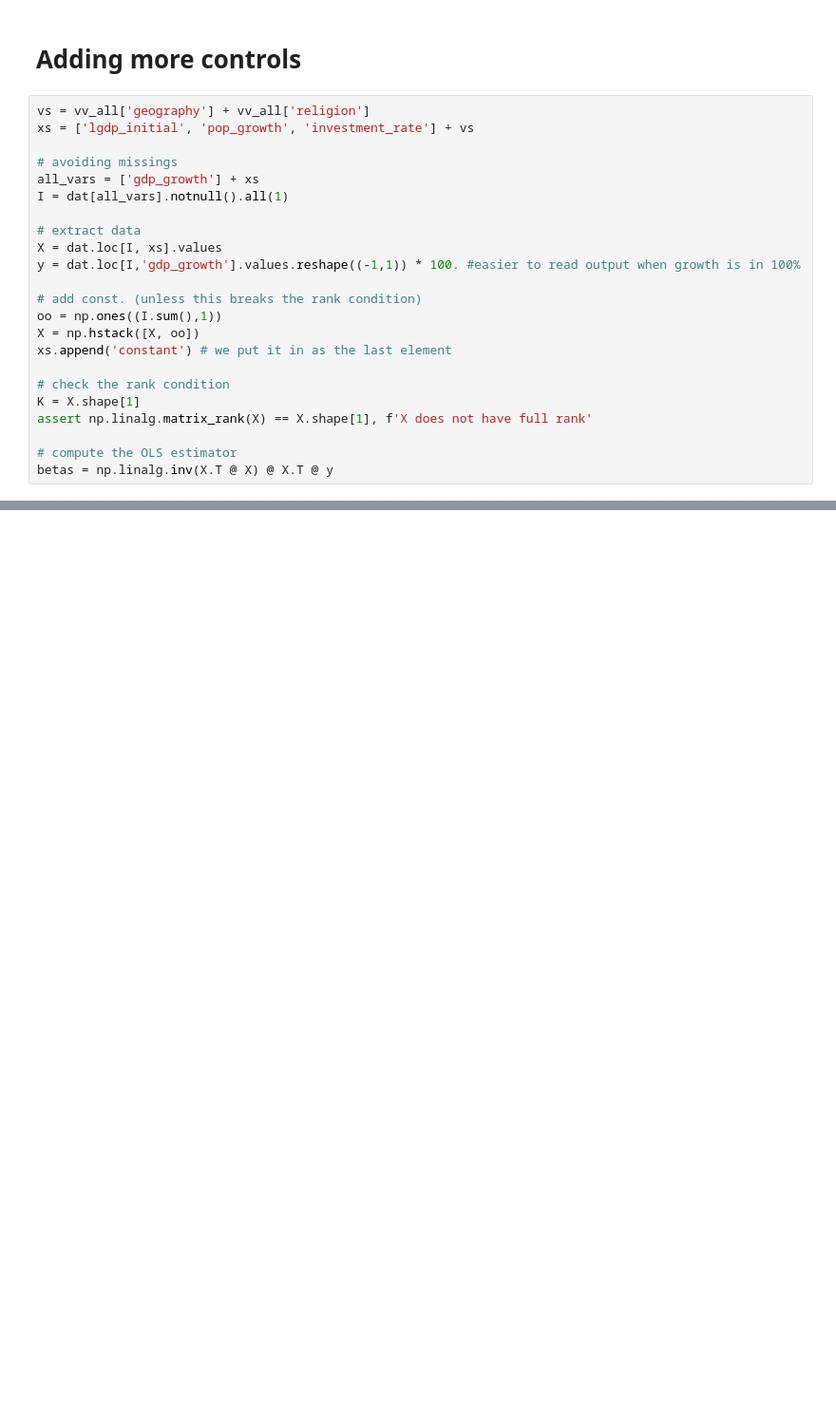
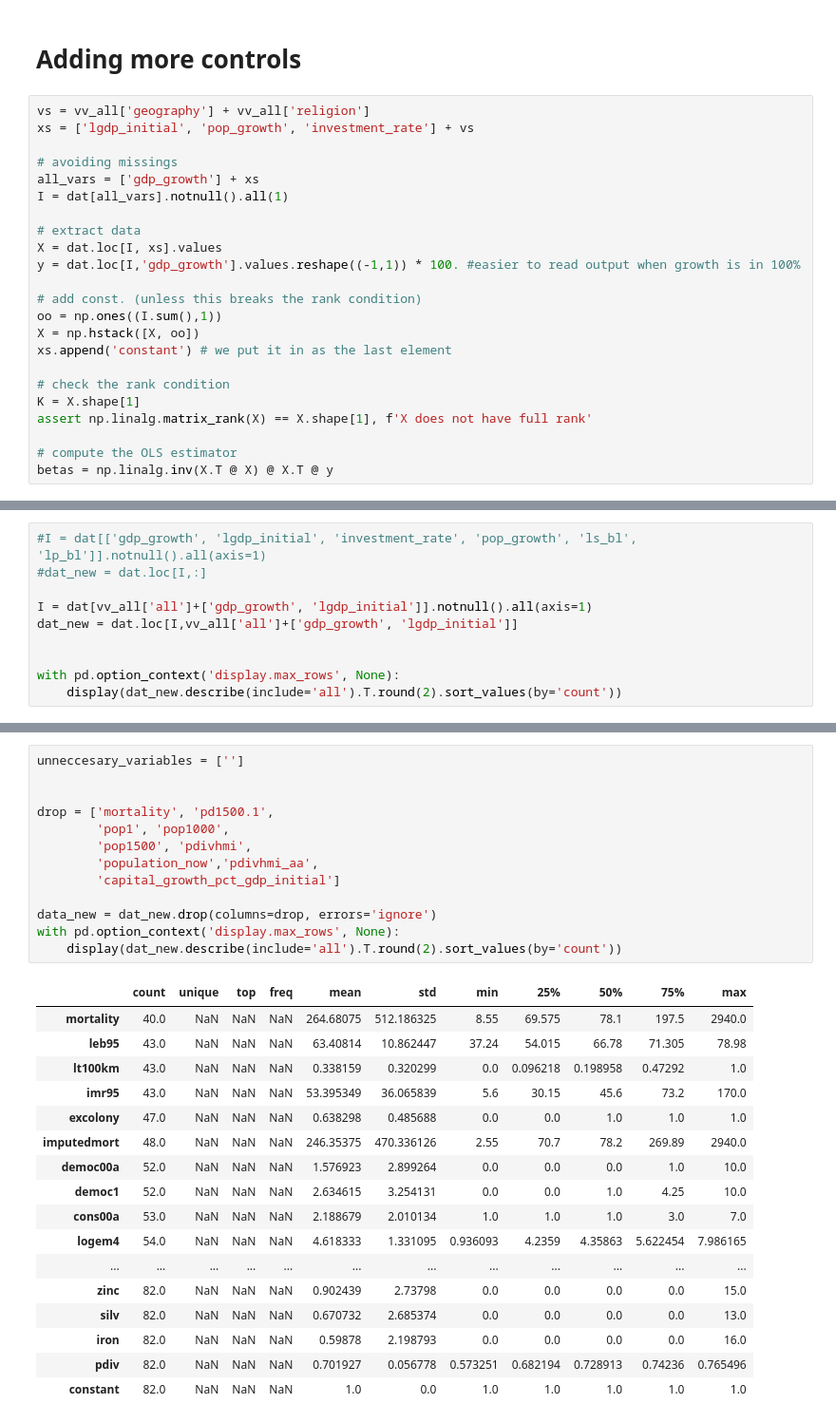
Before and after one commit to matliras/Adv_microeconometrics_assignments, a Jupyter notebook: project2/workbook.ipynb, the cells around one changed output, grey strips where cells are left out. Shown at 95% size. Drawn from its saved outputs; the diff is of its cells as text; blank space fills up the shorter version.

```diff
--- a/project2/workbook.ipynb
+++ b/project2/workbook.ipynb
@@ -125,0 +138,10 @@ Mean y =  1.52% growth per year
+# %%
+#I = dat[['gdp_growth', 'lgdp_initial', 'investment_rate', 'pop_growth', 'ls_bl', 'lp_bl']].notnull().all(axis=1)
+#dat_new = dat.loc[I,:]
+
+I = dat[vv_all['all']+['gdp_growth', 'lgdp_initial']].notnull().all(axis=1)
+dat_new = dat.loc[I,vv_all['all']+['gdp_growth', 'lgdp_initial']]
+
+
+with pd.option_context('display.max_rows', None):
+    display(dat_new.describe(include='all').T.round(2).sort_values(by='count'))
@@ -125,0 +184,31 @@ Mean y =  1.52% growth per year
+# %%
+unneccesary_variables = ['']
+
+
+drop = ['mortality', 'pd1500.1',
+        'pop1', 'pop1000',
+        'pop1500', 'pdivhmi',
+        'population_now','pdivhmi_aa',
+        'capital_growth_pct_gdp_initial']
+
+data_new = dat_new.drop(columns=drop, errors='ignore')
+with pd.option_context('display.max_rows', None):
+    display(dat_new.describe(include='all').T.round(2).sort_values(by='count'))
+# %% [output]
+|  | count | unique | top | freq | mean | std | min | 25% | 50% | 75% | max |
+| mortality | 40.0 | NaN | NaN | NaN | 264.68075 | 512.186325 | 8.55 | 69.575 | 78.1 | 197.5 | 2940.0 |
+| leb95 | 43.0 | NaN | NaN | NaN | 63.40814 | 10.862447 | 37.24 | 54.015 | 66.78 | 71.305 | 78.98 |
+| lt100km | 43.0 | NaN | NaN | NaN | 0.338159 | 0.320299 | 0.0 | 0.096218 | 0.198958 | 0.47292 | 1.0 |
+| imr95 | 43.0 | NaN | NaN | NaN | 53.395349 | 36.065839 | 5.6 | 30.15 | 45.6 | 73.2 | 170.0 |
+| excolony | 47.0 | NaN | NaN | NaN | 0.638298 | 0.485688 | 0.0 | 0.0 | 1.0 | 1.0 | 1.0 |
+| imputedmort | 48.0 | NaN | NaN | NaN | 246.35375 | 470.336126 | 2.55 | 70.7 | 78.2 | 269.89 | 2940.0 |
+| democ00a | 52.0 | NaN | NaN | NaN | 1.576923 | 2.899264 | 0.0 | 0.0 | 0.0 | 1.0 | 10.0 |
+| democ1 | 52.0 | NaN | NaN | NaN | 2.634615 | 3.254131 | 0.0 | 0.0 | 1.0 | 4.25 | 10.0 |
+| cons00a | 53.0 | NaN | NaN | NaN | 2.188679 | 2.010134 | 1.0 | 1.0 | 1.0 | 3.0 | 7.0 |
+| logem4 | 54.0 | NaN | NaN | NaN | 4.618333 | 1.331095 | 0.936093 | 4.2359 | 4.35863 | 5.622454 | 7.986165 |
+| ... | ... | ... | ... | ... | ... | ... | ... | ... | ... | ... | ... |
+| zinc | 82.0 | NaN | NaN | NaN | 0.902439 | 2.73798 | 0.0 | 0.0 | 0.0 | 0.0 | 15.0 |
+| silv | 82.0 | NaN | NaN | NaN | 0.670732 | 2.685374 | 0.0 | 0.0 | 0.0 | 0.0 | 13.0 |
+| iron | 82.0 | NaN | NaN | NaN | 0.59878 | 2.198793 | 0.0 | 0.0 | 0.0 | 0.0 | 16.0 |
+| pdiv | 82.0 | NaN | NaN | NaN | 0.701927 | 0.056778 | 0.573251 | 0.682194 | 0.728913 | 0.74236 | 0.765496 |
+| constant | 82.0 | NaN | NaN | NaN | 1.0 | 0.0 | 1.0 | 1.0 | 1.0 | 1.0 | 1.0 |
```
Also changed, not shown: parts of 5 cells of this notebook, 1 other file.
